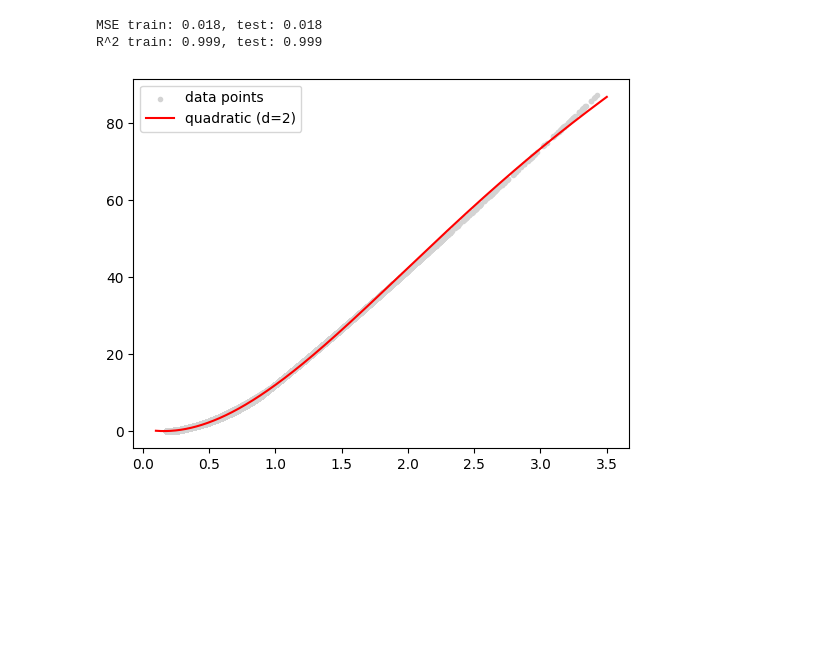
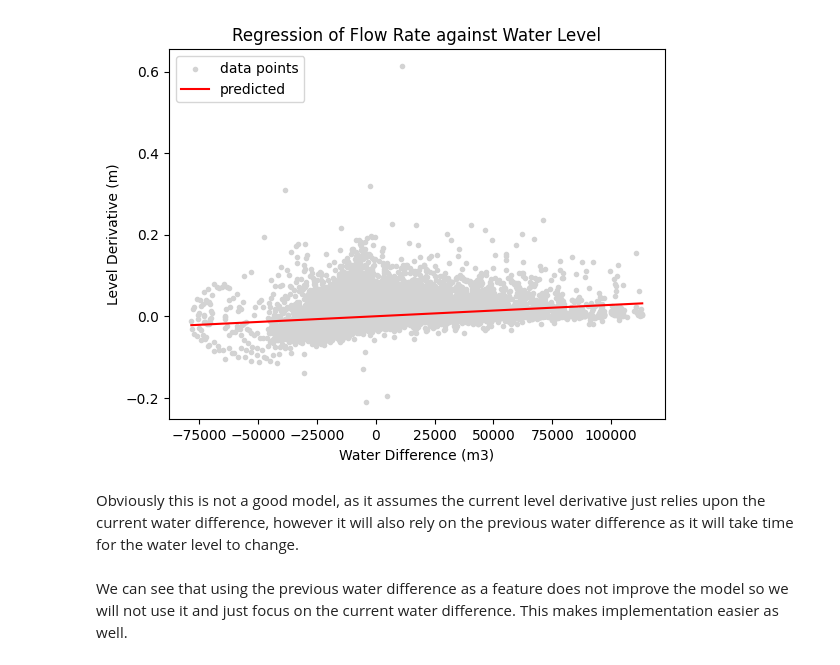
Before and after one commit to IainHigh/IEL, a Jupyter notebook: IEL_DATA_EXPLORATION.ipynb, the cells around one changed output. Drawn from its saved outputs; the diff is of its cells as text; code cells hidden in the pictures; blank space fills up the shorter version.

```diff
--- a/IEL_DATA_EXPLORATION.ipynb
+++ b/IEL_DATA_EXPLORATION.ipynb
@@ -76,5 +69,5 @@ Let's add this to our dataframe and plot it.
 # %%
-waterDifference = merged['Daily Precipitation (mm)']*42705 - merged['Mean Flow (m3/s)']*86400
+waterDifference = merged['Precipitation (mm)']*40452 - merged['Mean Flow (m3/s)']*900
 merged['Water Difference (m3)'] = waterDifference
 merged.describe()
 # %% [output]
@@ -246,4 +178,0 @@ merged
-# %%
-waterDifference = merged['Daily Precipitation (mm)']*42705 - merged['Mean Flow (m3/s)']*86400
-merged['Water Difference (m3)'] = waterDifference
-merged.describe()
@@ -260,14 +178,0 @@ merged.describe()
-# %%
-# Calculate the derivative of the water level each 15. Don't ask why it's calculated this way - Python was just being a pain.
-levelDerivative = []
-previous = merged['Water Level (m)'][0]
-flag = True
-for i in merged['Water Level (m)']:
-    diff = i - previous
-    if not flag:
-        levelDerivative.append(diff)
-    flag = False
-    previous = i
-levelDerivative.append(0)
-merged['level_derivative'] = levelDerivative
-merged
@@ -319,38 +179,32 @@ plt.show()
 # %%
-# Fit a polynomial curve to the data
-from sklearn.preprocessing import PolynomialFeatures
-from sklearn.linear_model import LinearRegression
-from sklearn.metrics import mean_squared_error, r2_score
-from sklearn.pipeline import Pipeline
-from sklearn.model_selection import train_test_split
+# Remove all data points with more than 3mm of rain
+merged = merged[merged['Precipitation (mm)'] < 3]
 
-X = merged['Water Level (m)'].values.reshape(-1, 1)
-y = merged['Mean Flow (m3/s)'].values.reshape(-1, 1)
+# Fit a polynomial curve of Water difference (independent) and level derivative (dependent)
+X = merged['Water Difference (m3)'].values.reshape(-1, 1)
+y = merged['level_derivative'].values.reshape(-1, 1)
 X_train, X_test, y_train, y_test = train_test_split(X, y, test_size=0.3, random_state=0)
-quadratic = PolynomialFeatures(degree=4)
+quadratic = PolynomialFeatures(degree=1)
 X_quad = quadratic.fit_transform(X)
 X_quad_test = quadratic.fit_transform(X_test)
 lr = LinearRegression()
 lr.fit(X_quad, y)
 y_quad_fit = lr.predict(X_quad)
 y_quad_pred = lr.predict(X_quad_test)
-print('MSE train: %.3f, test: %.3f' % (
-mean_squared_error(y, y_quad_fit),
-mean_squared_error(y_test, y_quad_pred)))
-print('R^2 train: %.3f, test: %.3f' % (
-r2_score(y, y_quad_fit),
-r2_score(y_test, y_quad_pred)))
 
 # Plot the polynomial curve
 plt.scatter(X, y, label='data points', color='lightgray', marker='.')
 
-x = np.linspace(0.1, 3.5, 1000)
+x = np.linspace(min(X), max(X), 1000)
 y = lr.predict(quadratic.fit_transform(x.reshape(-1, 1)))
-plt.plot(x, y, label='quadratic (d=2)', color='red')
+plt.plot(x, y, label='predicted', color='red')
 
 plt.legend(loc='upper left')
+plt.title('Regression of Flow Rate against Water Level')
+plt.xlabel('Water Difference (m3)')
+plt.ylabel('Level Derivative (m)')
 plt.show()
 # %% [output]
-MSE train: 0.018, test: 0.018
-R^2 train: 0.999, test: 0.999
-[figure, old version]
+[figure, new version]
+# %% [markdown]
+Obviously this is not a good model, as it assumes the current level derivative just relies upon the current water difference, however it will also rely on the previous water difference as it will take time for the water level to change.
@@ -356,0 +241,2 @@ R^2 train: 0.999, test: 0.999
+# %% [markdown]
+We can see that using the previous water difference as a feature does not improve the model so we will not use it and just focus on the current water difference. This makes implementation easier as well.
```
Also changed, not shown: parts of 24 cells of this notebook, 5 other files.
